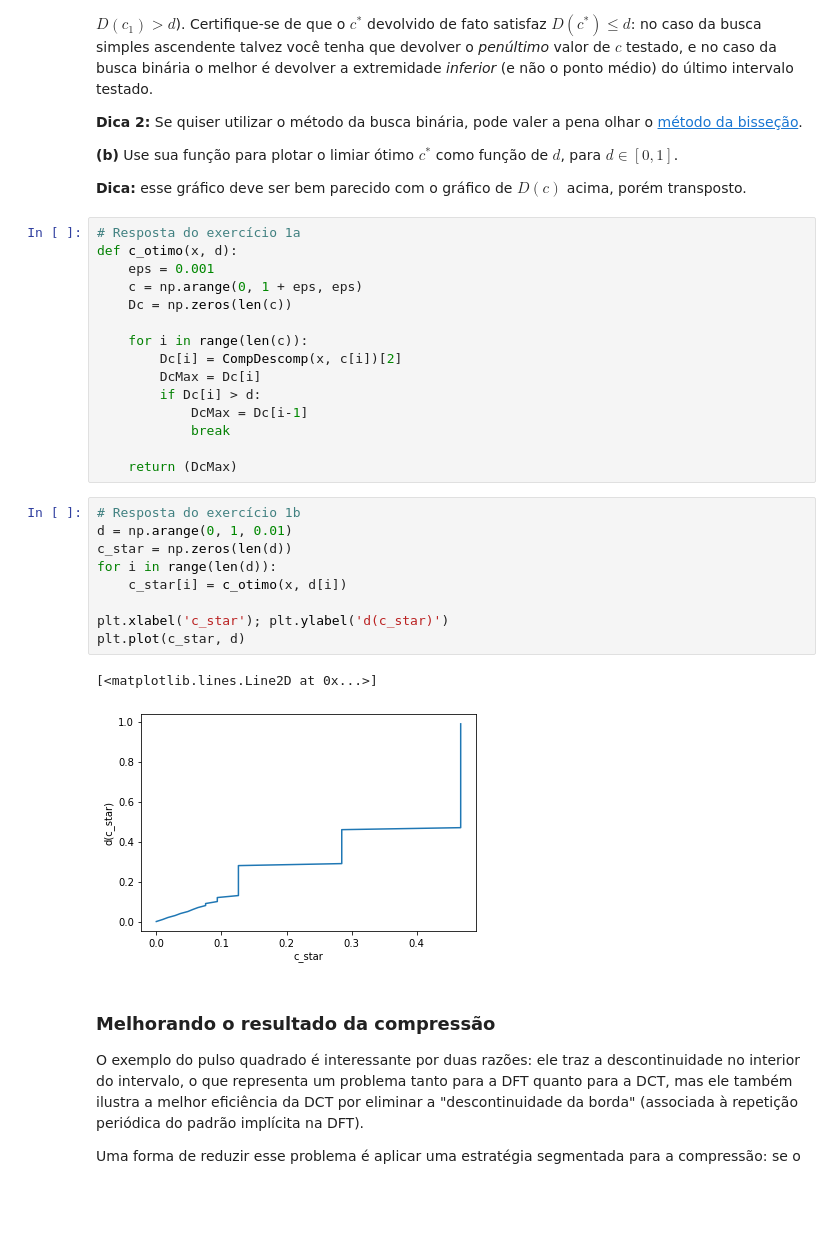
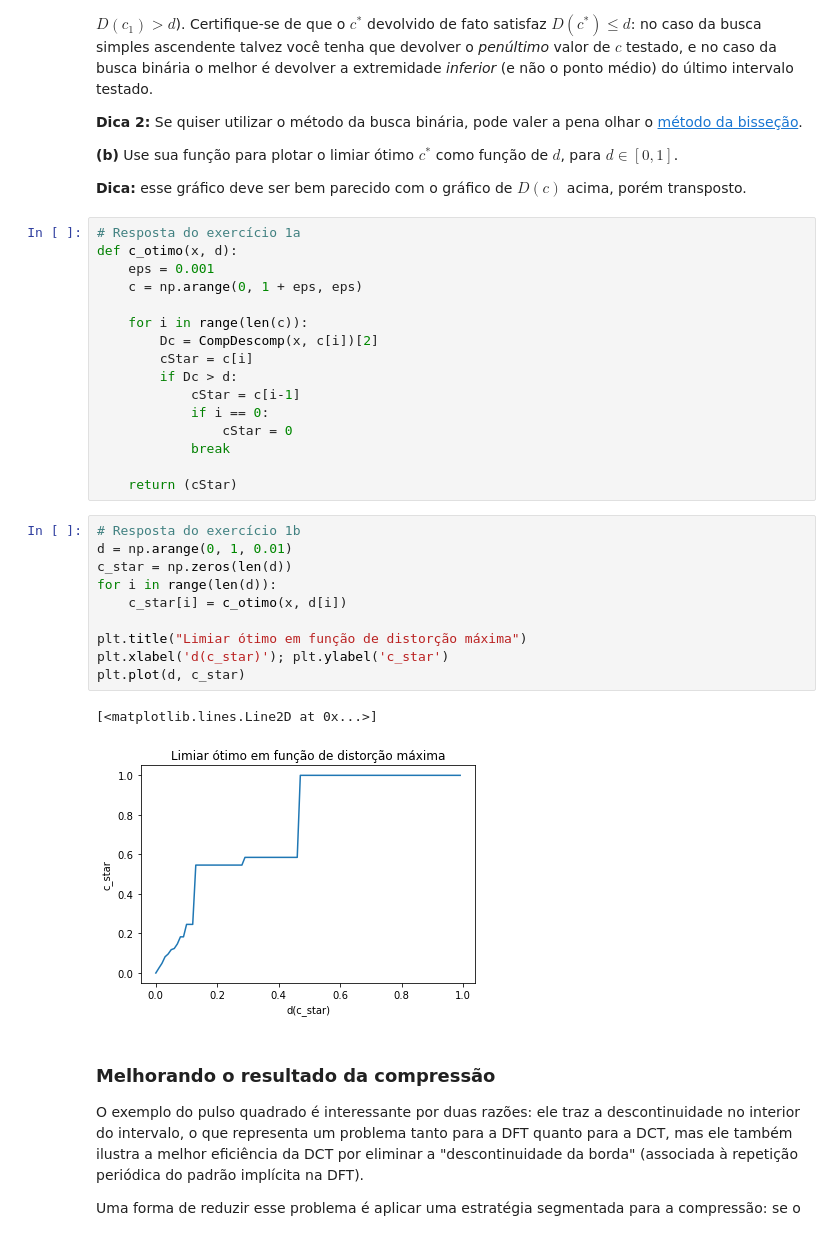
Before and after one commit to cirobr/mac5920-processamento-sinais-digitais, a Jupyter notebook: EP4_2320769.ipynb, the cells around one changed output. Drawn from its saved outputs; the diff is of its cells as text; blank space fills up the shorter version.

```diff
--- a/EP4_2320769.ipynb
+++ b/EP4_2320769.ipynb
@@ -106,28 +106,30 @@ plt.legend();plt.show();
 def c_otimo(x, d):
     eps = 0.001
     c = np.arange(0, 1 + eps, eps)
-    Dc = np.zeros(len(c))
 
     for i in range(len(c)):
-        Dc[i] = CompDescomp(x, c[i])[2]
-        DcMax = Dc[i]
-        if Dc[i] > d:
-            DcMax = Dc[i-1]
+        Dc = CompDescomp(x, c[i])[2]
+        cStar = c[i]
+        if Dc > d:
+            cStar = c[i-1]
+            if i == 0:
+                cStar = 0
             break
 
-    return (DcMax)
+    return (cStar)
 # %%
 # Resposta do exercício 1b
 d = np.arange(0, 1, 0.01)
 c_star = np.zeros(len(d))
 for i in range(len(d)):
     c_star[i] = c_otimo(x, d[i])
 
-plt.xlabel('c_star'); plt.ylabel('d(c_star)')
-plt.plot(c_star, d)
+plt.title("Limiar ótimo em função de distorção máxima")
+plt.xlabel('d(c_star)'); plt.ylabel('c_star')
+plt.plot(d, c_star)
 # %% [output]
 [<matplotlib.lines.Line2D at 0x...>]
-[figure, old version]
+[figure, new version]
 # %% [markdown]
 ### Melhorando o resultado da compressão
 
```
